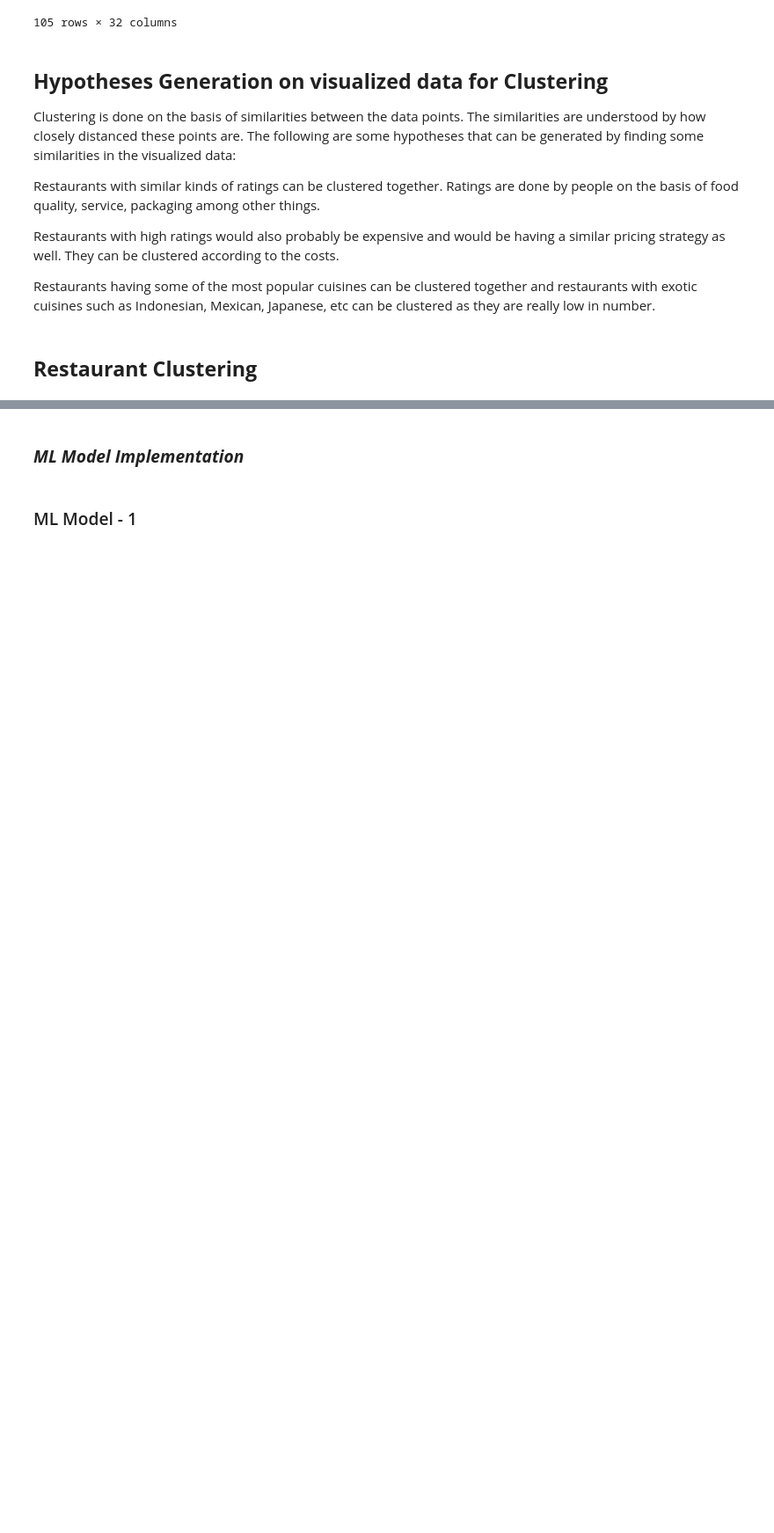
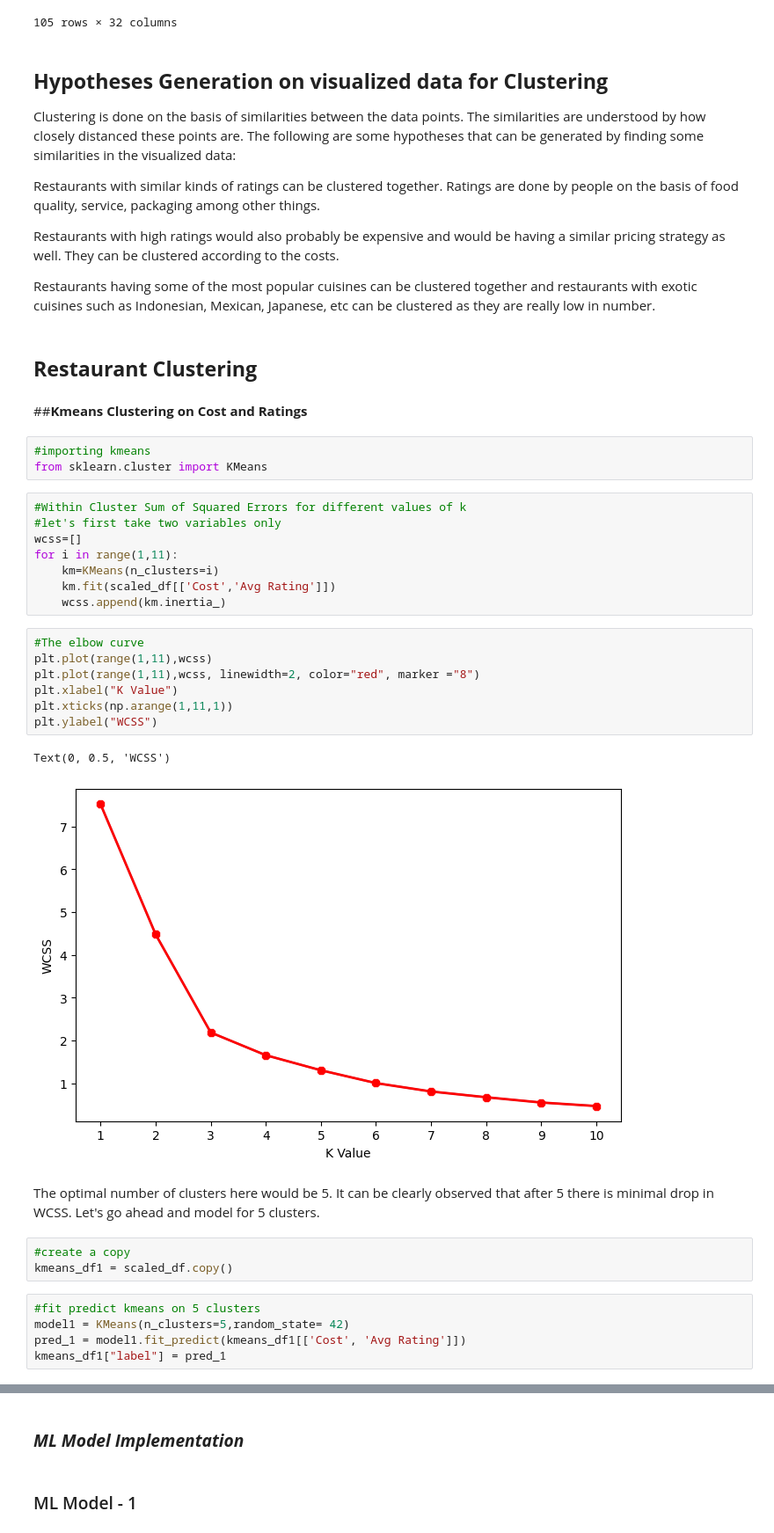
Before and after one commit to vak1997/Zomato-Restaurant-Clustering-and-Sentiment-Analysis, a Jupyter notebook: Zomato_Restaurant_Clustering_and_Sentiment_Analysis.ipynb, the cells around one changed output, grey strips where cells are left out. Shown at 88% size. Cells and saved outputs as stored; diff of their text form; blank space fills up the shorter version.

Commit message:
Data Clustering and Cluster Observation

```diff
--- a/Zomato_Restaurant_Clustering_and_Sentiment_Analysis.ipynb
+++ b/Zomato_Restaurant_Clustering_and_Sentiment_Analysis.ipynb
@@ -1021,3 +1019,36 @@ Restaurants with high ratings would also probably be expensive and would be havi
 Restaurants having some of the most popular cuisines can be clustered together and restaurants with exotic cuisines such as Indonesian, Mexican, Japanese, etc can be clustered as they are really low in number.
 # %% [markdown]
 ## **Restaurant Clustering**
+# %% [markdown]
+##**Kmeans Clustering on Cost and Ratings**
+# %%
+#importing kmeans
+from sklearn.cluster import KMeans
+# %%
+#Within Cluster Sum of Squared Errors for different values of k
+#let's first take two variables only
+wcss=[]
+for i in range(1,11):
+    km=KMeans(n_clusters=i)
+    km.fit(scaled_df[['Cost','Avg Rating']])
+    wcss.append(km.inertia_)
+# %%
+#The elbow curve
+plt.plot(range(1,11),wcss)
+plt.plot(range(1,11),wcss, linewidth=2, color="red", marker ="8")
+plt.xlabel("K Value")
+plt.xticks(np.arange(1,11,1))
+plt.ylabel("WCSS")
+# %% [output]
+Text(0, 0.5, 'WCSS')
+[figure, added]
+# %% [markdown]
+The optimal number of clusters here would be 5. It can be clearly observed that after 5 there is minimal drop in WCSS. Let's go ahead and model for 5 clusters.
+# %%
+#create a copy
+kmeans_df1 = scaled_df.copy()
+# %%
+#fit predict kmeans on 5 clusters
+model1 = KMeans(n_clusters=5,random_state= 42)
+pred_1 = model1.fit_predict(kmeans_df1[['Cost', 'Avg Rating']])
+kmeans_df1["label"] = pred_1
```
Also changed, not shown: parts of 28 cells of this notebook.
